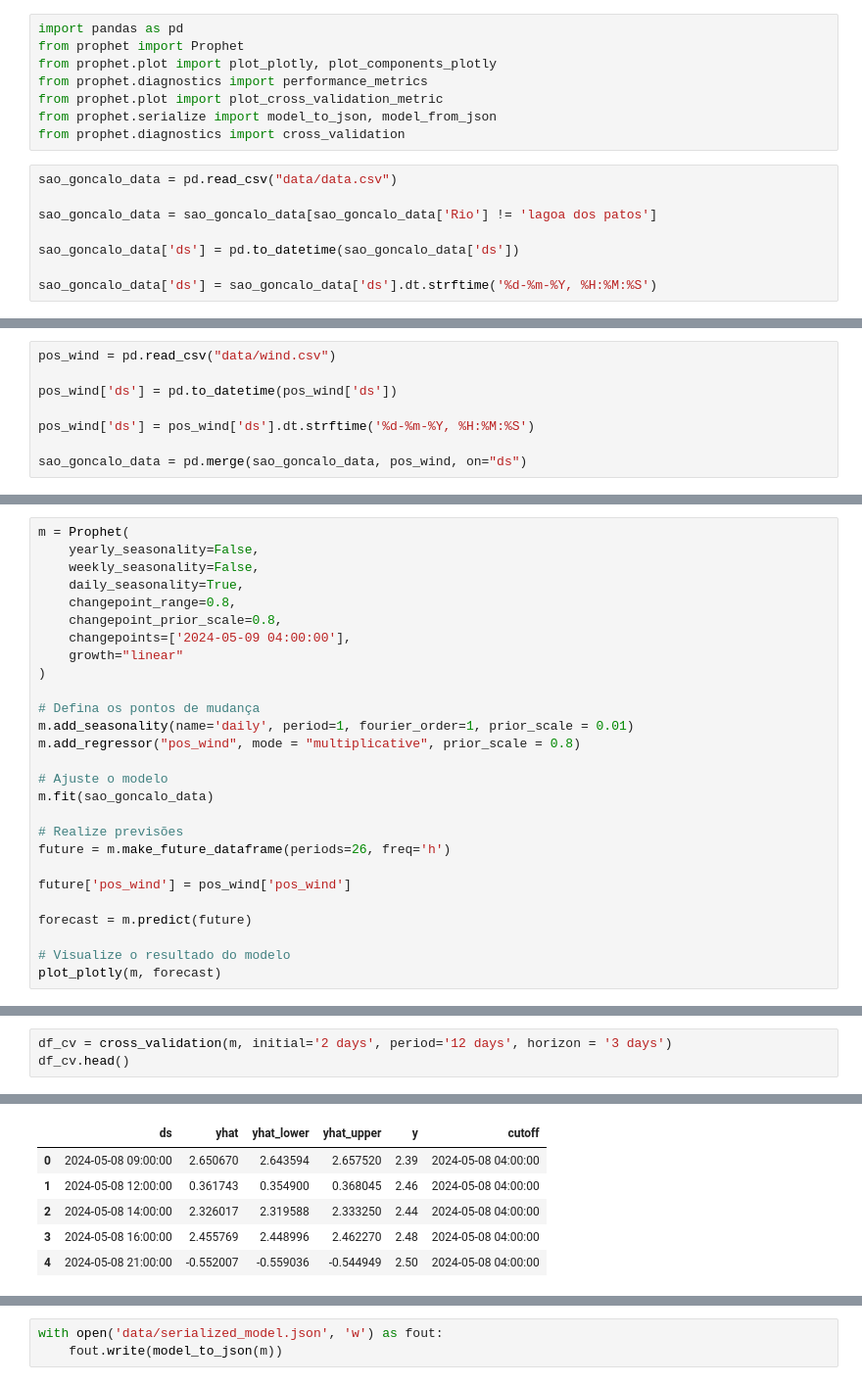
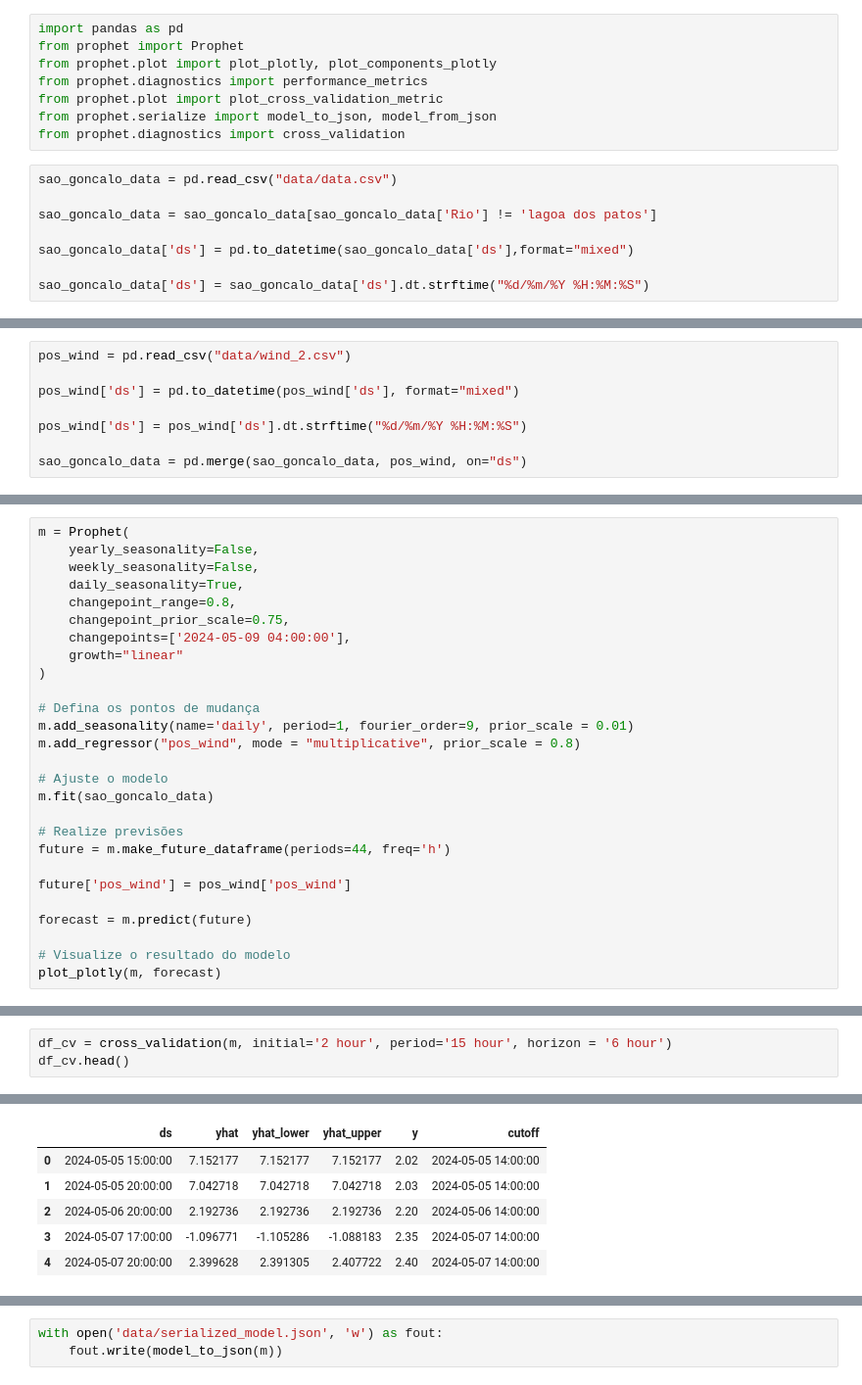
Before and after one commit to gratidutra/flood-rs, a Jupyter notebook: best_model.ipynb, the cells around one changed output, grey strips where cells are left out. Shown at 98% size. Drawn from its saved outputs; the diff is of its cells as text.

```diff
--- a/best_model.ipynb
+++ b/best_model.ipynb
@@ -11,7 +11,7 @@ sao_goncalo_data = pd.read_csv("data/data.csv")
 
 sao_goncalo_data = sao_goncalo_data[sao_goncalo_data['Rio'] != 'lagoa dos patos']
 
-sao_goncalo_data['ds'] = pd.to_datetime(sao_goncalo_data['ds'])
+sao_goncalo_data['ds'] = pd.to_datetime(sao_goncalo_data['ds'],format="mixed")
 
-sao_goncalo_data['ds'] = sao_goncalo_data['ds'].dt.strftime('%d-%m-%Y, %H:%M:%S')
+sao_goncalo_data['ds'] = sao_goncalo_data['ds'].dt.strftime("%d/%m/%Y %H:%M:%S")
 # %%
@@ -26,9 +26,9 @@ sao_goncalo_data.head()
 # %%
-pos_wind = pd.read_csv("data/wind.csv")
+pos_wind = pd.read_csv("data/wind_2.csv")
 
-pos_wind['ds'] = pd.to_datetime(pos_wind['ds'])
+pos_wind['ds'] = pd.to_datetime(pos_wind['ds'], format="mixed")
 
-pos_wind['ds'] = pos_wind['ds'].dt.strftime('%d-%m-%Y, %H:%M:%S')
+pos_wind['ds'] = pos_wind['ds'].dt.strftime("%d/%m/%Y %H:%M:%S")
 
 sao_goncalo_data = pd.merge(sao_goncalo_data, pos_wind, on="ds")
 # %%
@@ -53,20 +46,20 @@ m = Prophet(
     weekly_seasonality=False,
     daily_seasonality=True,
     changepoint_range=0.8,
-    changepoint_prior_scale=0.8,
+    changepoint_prior_scale=0.75,
     changepoints=['2024-05-09 04:00:00'],
     growth="linear"
 )
 
 # Defina os pontos de mudança
-m.add_seasonality(name='daily', period=1, fourier_order=1, prior_scale = 0.01)
+m.add_seasonality(name='daily', period=1, fourier_order=9, prior_scale = 0.01)
 m.add_regressor("pos_wind", mode = "multiplicative", prior_scale = 0.8)
 
 # Ajuste o modelo
 m.fit(sao_goncalo_data)
 
 # Realize previsões
-future = m.make_future_dataframe(periods=26, freq='h')
+future = m.make_future_dataframe(periods=44, freq='h')
 
 future['pos_wind'] = pos_wind['pos_wind']
 
@@ -85,4 +78,4 @@ plot_components_plotly(m, forecast)
 # %%
-df_cv = cross_validation(m, initial='2 days', period='12 days', horizon = '3 days')
+df_cv = cross_validation(m, initial='2 hour', period='15 hour', horizon = '6 hour')
 df_cv.head()
 # %% [output]
@@ -91,9 +101,9 @@ df_cv.head()
 |  | ds | yhat | yhat_lower | yhat_upper | y | cutoff |
-| 0 | 2024-05-08 09:00:00 | 2.650670 | 2.643594 | 2.657520 | 2.39 | 2024-05-08 04:00:00 |
-| 1 | 2024-05-08 12:00:00 | 0.361743 | 0.354900 | 0.368045 | 2.46 | 2024-05-08 04:00:00 |
-| 2 | 2024-05-08 14:00:00 | 2.326017 | 2.319588 | 2.333250 | 2.44 | 2024-05-08 04:00:00 |
-| 3 | 2024-05-08 16:00:00 | 2.455769 | 2.448996 | 2.462270 | 2.48 | 2024-05-08 04:00:00 |
-| 4 | 2024-05-08 21:00:00 | -0.552007 | -0.559036 | -0.544949 | 2.50 | 2024-05-08 04:00:00 |
+| 0 | 2024-05-05 15:00:00 | 7.152177 | 7.152177 | 7.152177 | 2.02 | 2024-05-05 14:00:00 |
+| 1 | 2024-05-05 20:00:00 | 7.042718 | 7.042718 | 7.042718 | 2.03 | 2024-05-05 14:00:00 |
+| 2 | 2024-05-06 20:00:00 | 2.192736 | 2.192736 | 2.192736 | 2.20 | 2024-05-06 14:00:00 |
+| 3 | 2024-05-07 17:00:00 | -1.096771 | -1.105286 | -1.088183 | 2.35 | 2024-05-07 14:00:00 |
+| 4 | 2024-05-07 20:00:00 | 2.399628 | 2.391305 | 2.407722 | 2.40 | 2024-05-07 14:00:00 |
 # %%
 df_p = performance_metrics(df_cv)
 df_p.head()
```
Also changed, not shown: parts of 7 cells of this notebook, 4 other files.
